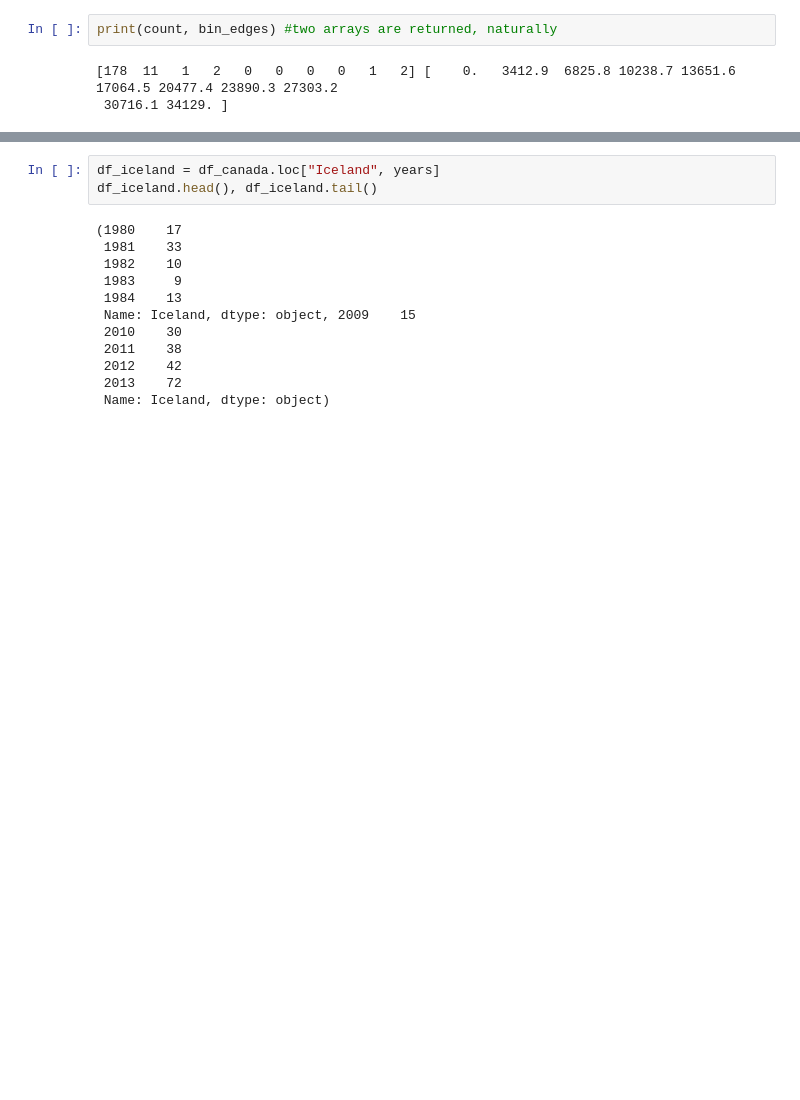
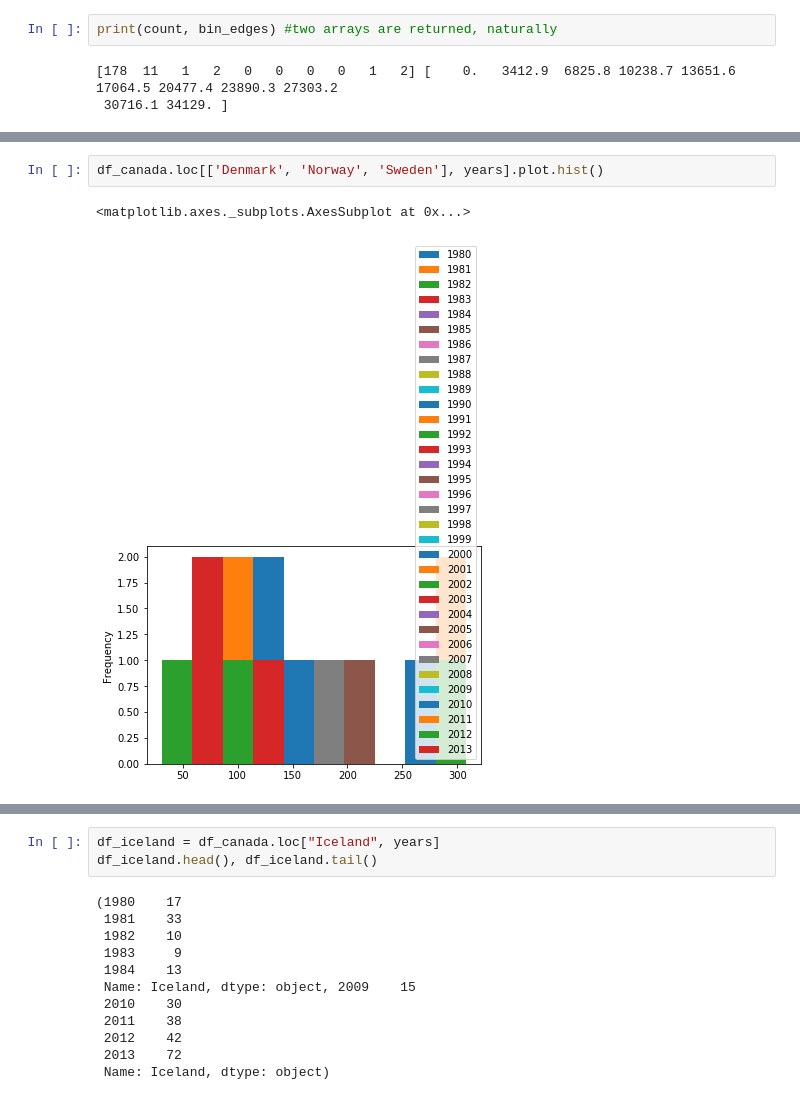
Before and after one commit to Gus-Viola/IBM-DV0101EN, a Jupyter notebook: 02 Second Module.ipynb, the cells around one changed output, grey strips where cells are left out. Cells and saved outputs as stored; diff of their text form; blank space fills up the shorter version.

```diff
--- a/02 Second Module.ipynb
+++ b/02 Second Module.ipynb
@@ -150,0 +212,5 @@ print(years)
+# %%
+df_canada.loc[['Denmark', 'Norway', 'Sweden'], years].plot.hist()
+# %% [output]
+<matplotlib.axes._subplots.AxesSubplot at 0x...>
+[figure, added]
```
Also changed, not shown: parts of 17 cells of this notebook, 7 other files.
